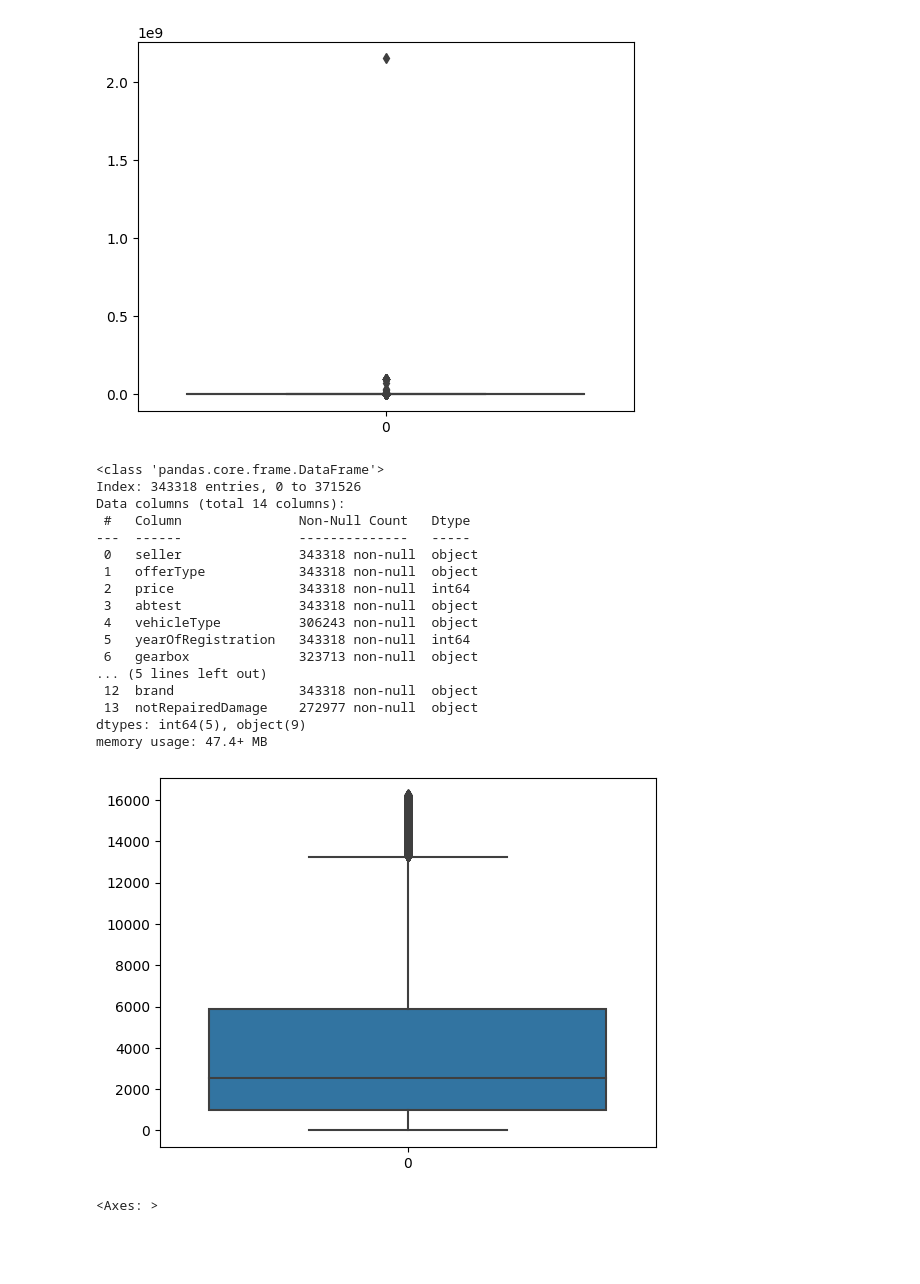
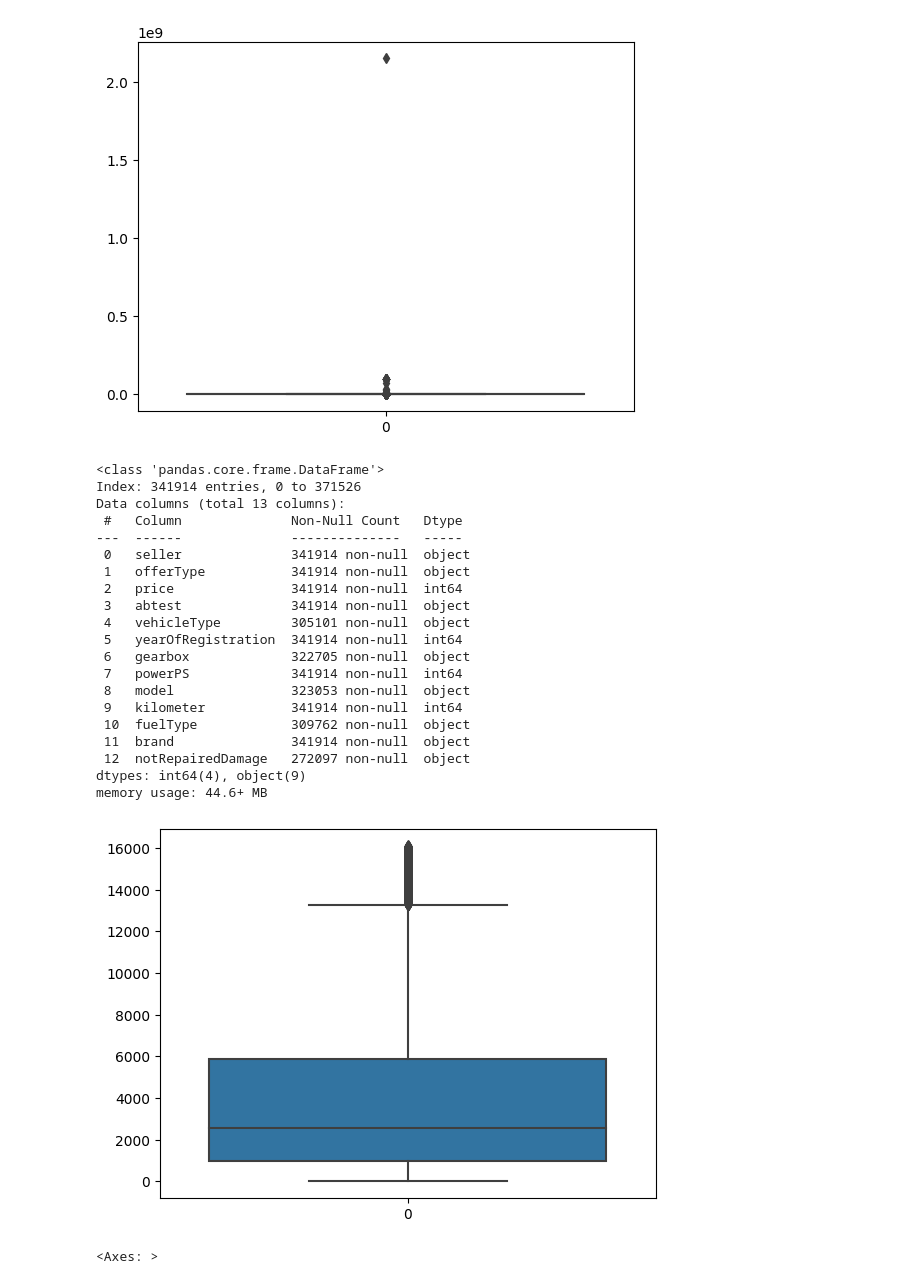
Before and after one commit to Supermjork/Much-Vroom, a Jupyter notebook: notebook/vroom.ipynb, the cells around one changed output. Drawn from its saved outputs; the diff is of its cells as text; code cells hidden in the pictures; blank space fills up the shorter version.

```diff
--- a/notebook/vroom.ipynb
+++ b/notebook/vroom.ipynb
@@ -269,7 +269,7 @@ In columns such as Price, Power (Pferdestärke), Registration year.
 # postalCode
 # Last Seen (Similar enough dates)
 
-dropped_cols = ['dateCrawled', 'name', 'dateCreated', 'nrOfPictures', 'postalCode', 'lastSeen']
+dropped_cols = ['dateCrawled', 'name', 'dateCreated', 'nrOfPictures', 'postalCode', 'lastSeen', 'monthOfRegistration']
 
 en_carDat.drop(columns = dropped_cols, inplace = True)
 de_carDat.drop(columns = dropped_cols, inplace = True)
@@ -324,10 +324,10 @@ sns.boxplot(selected_data['yearOfRegistration'])
 # Filtering years
 # Filering on condition that registration year is no older than 1970
 # nor after current year
-selected_data = selected_data[((selected_data['yearOfRegistration'] < 2024))]
+selected_data = selected_data[(selected_data['yearOfRegistration'] < 2024) & (selected_data['yearOfRegistration'] >= 1970)]
 
 # Plotting to see improvement after filteration
-sns.boxplot(selected_data['yearOfRegistration'])
+sns.boxplot(selected_data['yearOfRegistration'].values)
 
 # Checking row losses (Around 2223 rows were filtered out)
 selected_data.info()
@@ -359,45 +362,48 @@ sns.boxplot(selected_data['price'])
 # %%
 # The above plot clearly shows outliers
 # therefore filtering is in order
 # But differently to years, as we will obtain limits
 # using values obtained from certain statistics
 
 # Acquiring quartiles
-per25 = selected_data['price'].quantile(0.25)
-per75 = selected_data['price'].quantile(0.75)
+price_per25 = selected_data['price'].quantile(0.25)
+price_per75 = selected_data['price'].quantile(0.75)
 
 # InterQuartileRange (diff between 75% and 25%)
-iqr = per75 - per25
+iqr = price_per75 - price_per25
 
 # Limiting
-upperLim = per75 + 1.5 * iqr
-lowerLim = per25 - 1.5 * iqr
+upperLim = price_per75 + 1.5 * iqr
+lowerLim = price_per25 - 1.5 * iqr
 
 # Filtering
 selected_data = selected_data[(selected_data['price'] < upperLim) & (selected_data['price'] > lowerLim)]
 
 sns.boxplot(selected_data['price'])
 
 selected_data.info()
 # %% [output]
 <class 'pandas.core.frame.DataFrame'>
-Index: 343318 entries, 0 to 371526
-Data columns (total 14 columns):
- #   Column               Non-Null Count   Dtype
----  ------               --------------   -----
- 0   seller               343318 non-null  object
- 1   offerType            343318 non-null  object
- 2   price                343318 non-null  int64
- 3   abtest               343318 non-null  object
- 4   vehicleType          306243 non-null  object
- 5   yearOfRegistration   343318 non-null  int64
- 6   gearbox              323713 non-null  object
-... (5 lines left out)
- 12  brand                343318 non-null  object
- 13  notRepairedDamage    272977 non-null  object
-dtypes: int64(5), object(9)
-memory usage: 47.4+ MB
+Index: 341914 entries, 0 to 371526
+Data columns (total 13 columns):
+ #   Column              Non-Null Count   Dtype
+---  ------              --------------   -----
+ 0   seller              341914 non-null  object
+ 1   offerType           341914 non-null  object
+ 2   price               341914 non-null  int64
+ 3   abtest              341914 non-null  object
+ 4   vehicleType         305101 non-null  object
+ 5   yearOfRegistration  341914 non-null  int64
+ 6   gearbox             322705 non-null  object
+ 7   powerPS             341914 non-null  int64
+ 8   model               323053 non-null  object
+ 9   kilometer           341914 non-null  int64
+ 10  fuelType            309762 non-null  object
+ 11  brand               341914 non-null  object
+ 12  notRepairedDamage   272097 non-null  object
+dtypes: int64(4), object(9)
+memory usage: 44.6+ MB
-[figure, old version]
+[figure, new version]
 # %%
 # Filtering Horsepower (PferdeStärke)
 sns.boxplot(selected_data['powerPS'])
```
Also changed, not shown: parts of 10 cells of this notebook.
